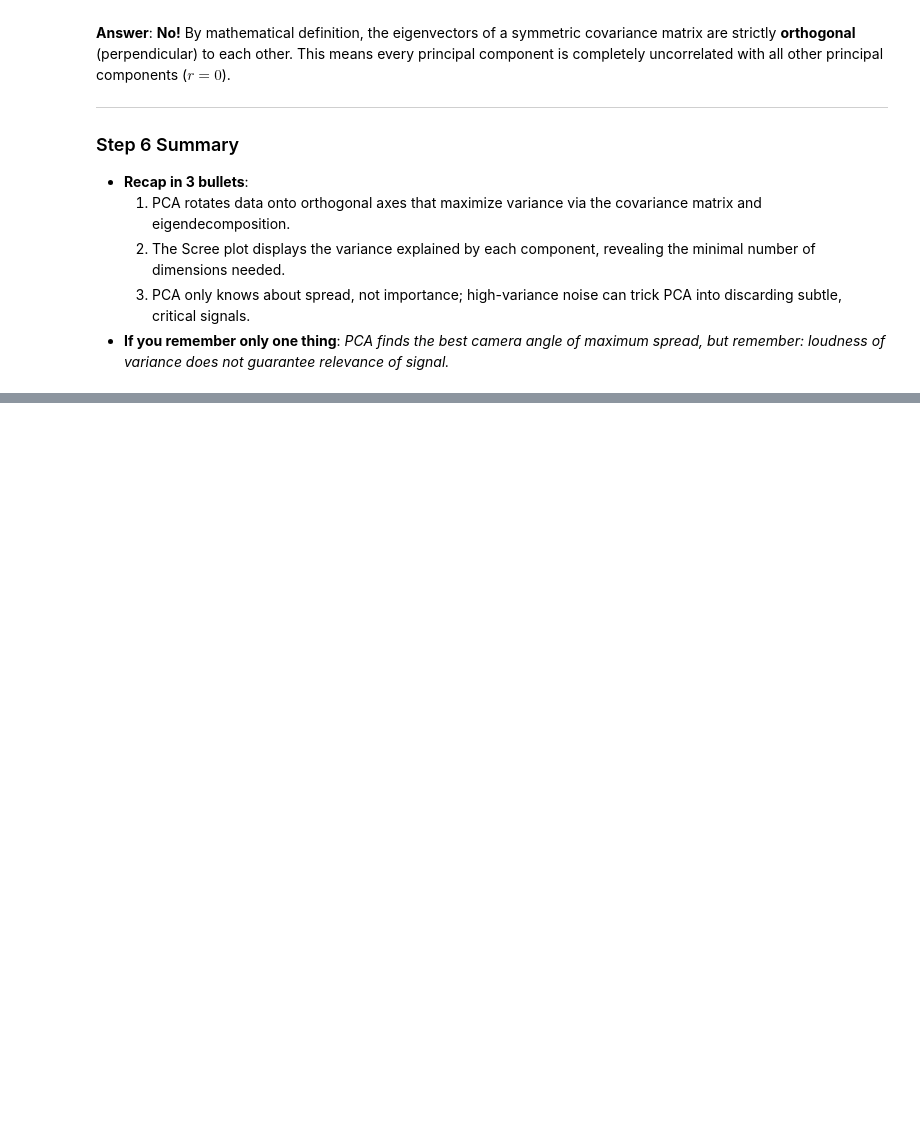
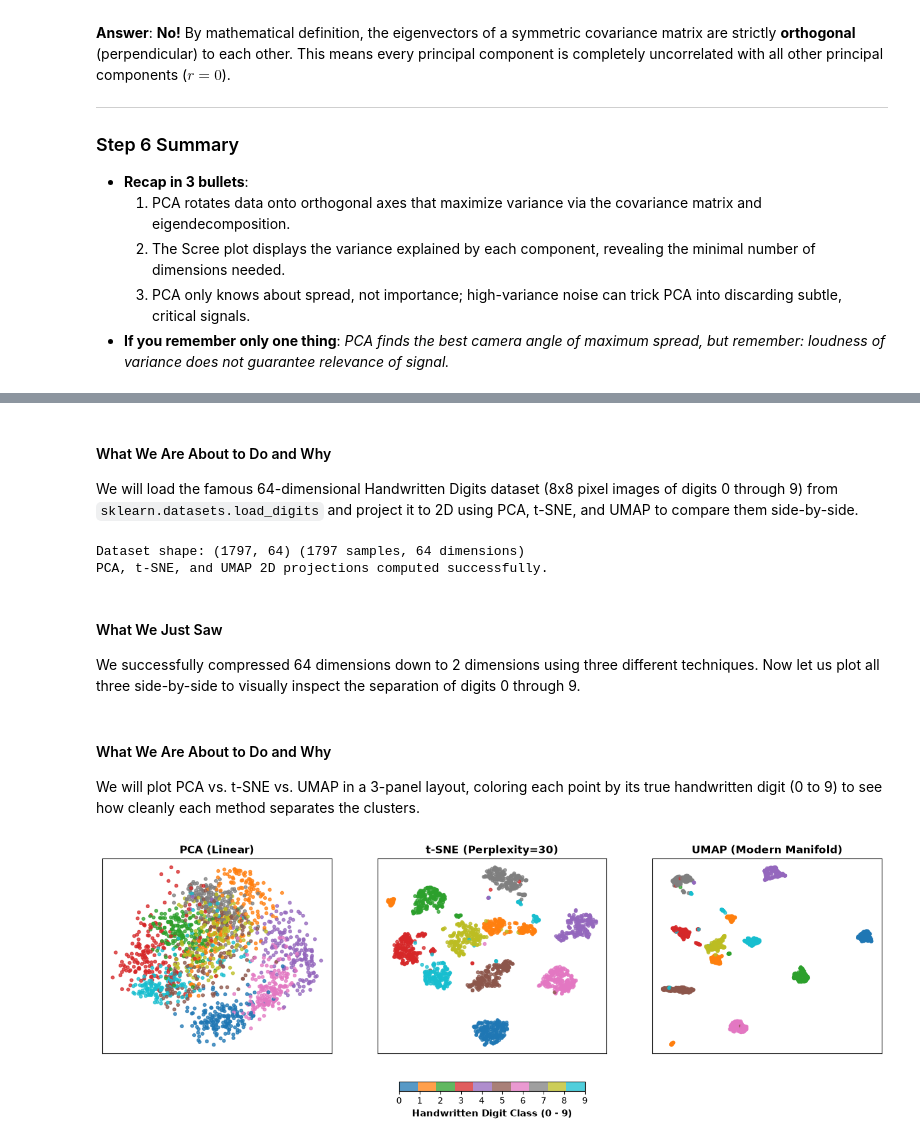
Before and after one commit to Arnav-Shrivastava/unsupervised-learning-zero-to-one, a Jupyter notebook: unsupervised_learning_zero_to_one.ipynb, the cells around one changed output, grey strips where cells are left out. Drawn from its saved outputs; the diff is of its cells as text; code cells hidden in the pictures; folded sections open; blank space fills up the shorter version.

Commit message:
feat: add t-SNE and UMAP manifold visualization with pitfalls

```diff
--- a/unsupervised_learning_zero_to_one.ipynb
+++ b/unsupervised_learning_zero_to_one.ipynb
@@ -1573,0 +1612,50 @@ Running PCA on unstandardized data where one feature has units in millions and o
+# %% [markdown]
+#### What We Are About to Do and Why
+We will load the famous 64-dimensional Handwritten Digits dataset (8x8 pixel images of digits 0 through 9) from `sklearn.datasets.load_digits` and project it to 2D using PCA, t-SNE, and UMAP to compare them side-by-side.
+# %%
+# Step 7.1 Code: Loading Digits & Running PCA, t-SNE, and UMAP
+from sklearn.datasets import load_digits
+from sklearn.manifold import TSNE
+import umap
+
+# Load 1,797 handwritten digit images (64 pixels each)
+digits = load_digits()
+X_digits, y_digits = digits.data, digits.target
+
+# 1. Linear PCA
+pca_digits = PCA(n_components=2).fit_transform(X_digits)
+
+# 2. t-SNE (perplexity=30)
+tsne_digits = TSNE(n_components=2, perplexity=30, random_state=42).fit_transform(X_digits)
+
+# 3. UMAP (n_neighbors=15, min_dist=0.1)
+umap_digits = umap.UMAP(n_neighbors=15, min_dist=0.1, random_state=42).fit_transform(X_digits)
+
+print(f"Dataset shape: {X_digits.shape} (1797 samples, 64 dimensions)")
+print("PCA, t-SNE, and UMAP 2D projections computed successfully.")
+# %% [output]
+Dataset shape: (1797, 64) (1797 samples, 64 dimensions)
+PCA, t-SNE, and UMAP 2D projections computed successfully.
+# %% [markdown]
+#### What We Just Saw
+We successfully compressed 64 dimensions down to 2 dimensions using three different techniques. Now let us plot all three side-by-side to visually inspect the separation of digits 0 through 9.
+# %% [markdown]
+#### What We Are About to Do and Why
+We will plot PCA vs. t-SNE vs. UMAP in a 3-panel layout, coloring each point by its true handwritten digit (0 to 9) to see how cleanly each method separates the clusters.
+# %%
+# Step 7.1 Plot: Digits Visualized via PCA vs t-SNE vs UMAP
+fig, axes = plt.subplots(1, 3, figsize=(16, 4.8))
+methods = [("PCA (Linear)", pca_digits), ("t-SNE (Perplexity=30)", tsne_digits), ("UMAP (Modern Manifold)", umap_digits)]
+
+for ax, (title, embedding) in zip(axes, methods):
+    scatter = ax.scatter(embedding[:, 0], embedding[:, 1], c=y_digits, cmap='tab10', s=12, alpha=0.75)
+    ax.set_title(title, fontsize=12, fontweight='bold')
+    ax.set_xticks([]); ax.set_yticks([])
+    ax.grid(True, linestyle='--', alpha=0.2)
+
+# Add shared colorbar for digit labels
+cbar = fig.colorbar(scatter, ax=axes, orientation='horizontal', fraction=0.04, pad=0.12, ticks=range(10))
+cbar.set_label("Handwritten Digit Class (0 - 9)", fontsize=11, fontweight='bold')
+plt.show()
+# %% [output]
+[figure, added]
```
Also changed, not shown: parts of 6 cells of this notebook.
